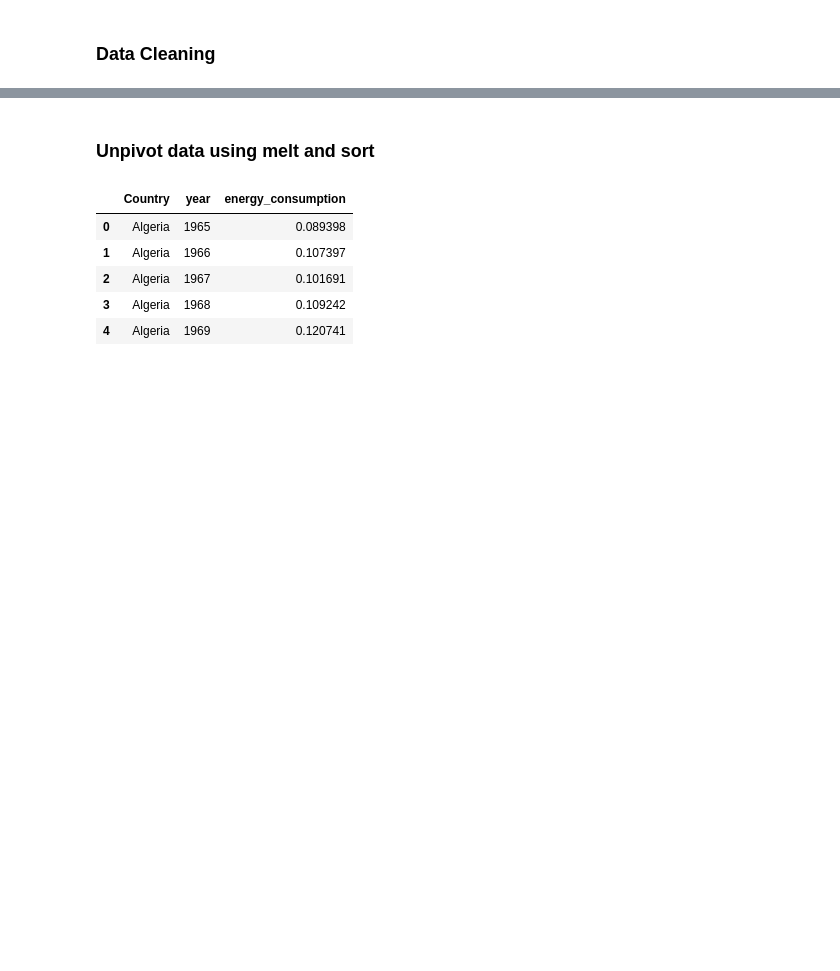
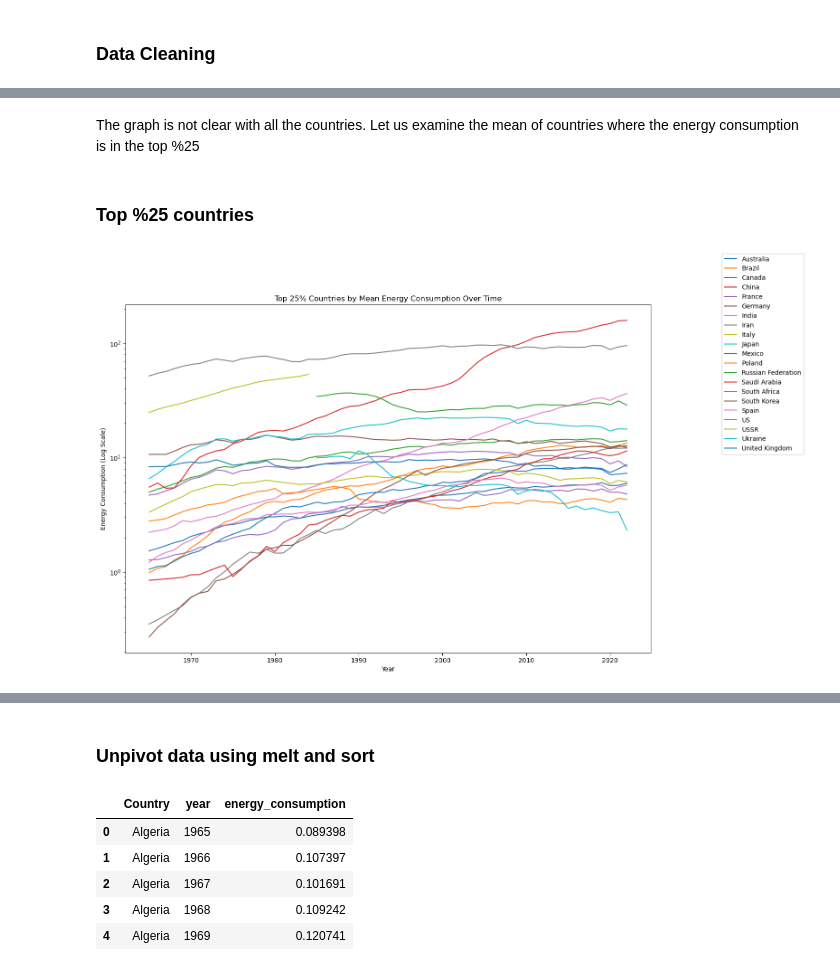
Before and after one commit to Yaq0ub/WorldEnergyData-Analysis, a Jupyter notebook: primaryEnergyConsumption.ipynb, the cells around one changed output, grey strips where cells are left out. Cells and saved outputs as stored; diff of their text form; code cells hidden in the pictures; blank space fills up the shorter version.

```diff
--- a/primaryEnergyConsumption.ipynb
+++ b/primaryEnergyConsumption.ipynb
@@ -68,0 +112,38 @@ df.head()
+# %% [markdown]
+The graph is not clear with all the countries. Let us examine the mean of countries where the energy consumption is in the top %25
+# %% [markdown]
+### Top %25 countries
+# %%
+# Calculate the mean energy consumption for each country over all years
+# Assuming non-numeric values have been handled already
+mean_energy = df_1.mean(axis=0)
+
+# Determine the value at the 75th percentile
+top_25_threshold = np.percentile(mean_energy, 75)
+
+# Select the columns (countries) that are in the top 25% of mean energy consumption
+top_25_countries = mean_energy[mean_energy >= top_25_threshold].index.tolist()
+
+# Plotting the top 25% countries
+plt.figure(figsize=(15, 10))
+
+for country in top_25_countries:
+    # We replace any 0 with NaN to avoid issues with the log scale
+    country_data = df_1[country].replace(0, np.nan)
+    plt.plot(country_data.index, country_data, label=country)
+
+# Set the y-axis to a logarithmic scale
+plt.yscale('log')
+
+# Add title and labels
+plt.title('Top 25% Countries by Mean Energy Consumption Over Time')
+plt.xlabel('Year')
+plt.ylabel('Energy Consumption (Log Scale)')
+
+# Create a separate figure for the legend
+plt.figlegend(loc='upper left', bbox_to_anchor=(1, 1), ncol=1)
+
+# Show the plot
+plt.show()
+# %% [output]
+[figure, added]
```
Also changed, not shown: parts of 10 cells of this notebook, 1 other file.
